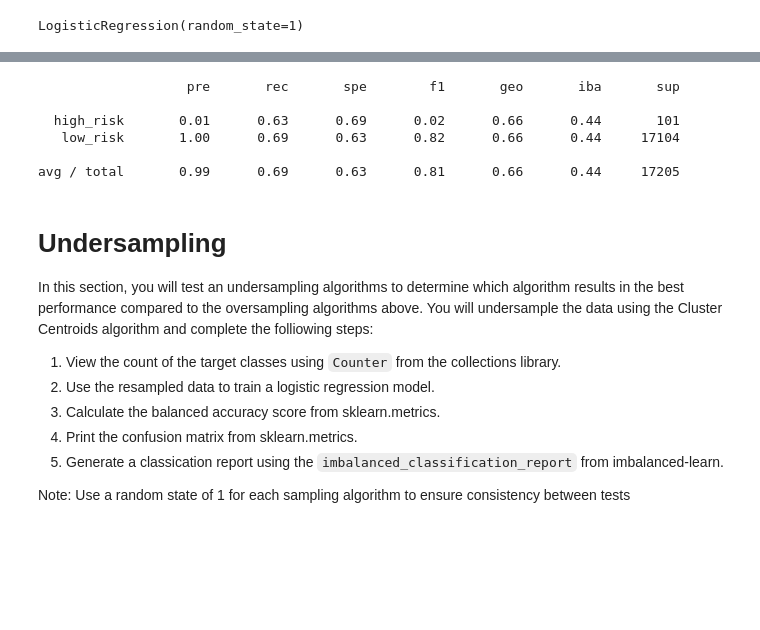
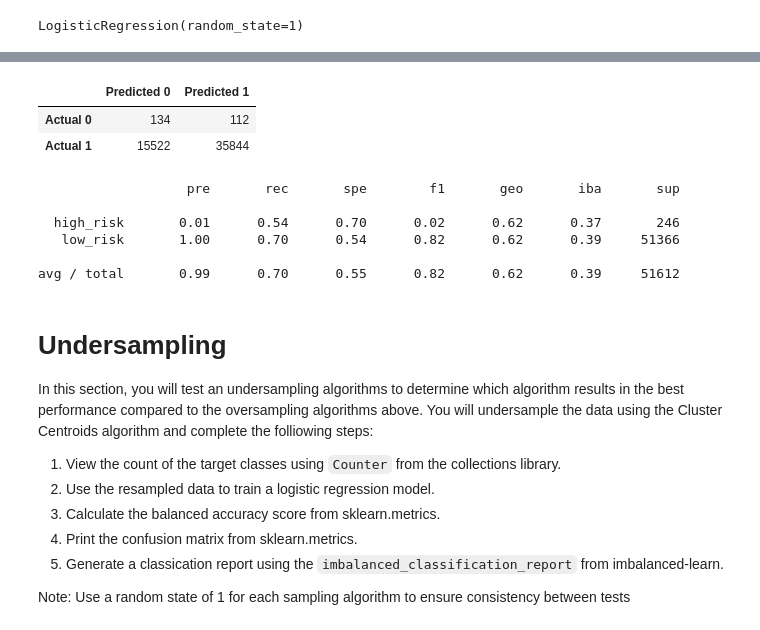
Before and after one commit to MitchellGleason/Credit-Risk-Analysis, a Jupyter notebook: credit_risk_resampling.ipynb, the cells around one changed output, grey strips where cells are left out. Cells and saved outputs as stored; diff of their text form; code cells hidden in the pictures; blank space fills up the shorter version.

```diff
--- a/credit_risk_resampling.ipynb
+++ b/credit_risk_resampling.ipynb
@@ -183,0 +179,7 @@ Counter({'loan_status': 1})
+# %%
+# Resample the training data with SMOTE
+from imblearn.over_sampling import SMOTE
+
+x_resampled, y_resampled = SMOTE(random_state=1, sampling_strategy=1.0).fit_resample(x_train, y_train)
+
+Counter(y_resampled)
@@ -184,9 +188,11 @@ Counter({'loan_status': 1})
 # %%
 # Train the Logistic Regression model using the resampled data
-# YOUR CODE HERE
+model = LogisticRegression(solver='lbfgs', random_state=1)
+model.fit(x_resampled, y_resampled)
 # %% [output]
 LogisticRegression(random_state=1)
 # %%
 # Calculated the balanced accuracy score
-# YOUR CODE HERE
+y_pred = model.predict(x_test)
+balanced_accuracy_score(y_test, y_pred)
 # %% [output]
@@ -200,13 +200,26 @@ array([[   64,    37],
+# %%
+# Display the confusion matrix
+smote_cm = confusion_matrix(y_test, y_pred)
+
+# Create a DataFrame from the confusion matrix.
+smote_cm_df = pd.DataFrame(
+    smote_cm, index=["Actual 0", "Actual 1"], columns=["Predicted 0", "Predicted 1"])
+
+smote_cm_df
+# %% [output]
+|  | Predicted 0 | Predicted 1 |
+| Actual 0 | 134 | 112 |
+| Actual 1 | 15522 | 35844 |
 # %%
 # Print the imbalanced classification report
-# YOUR CODE HERE
+print(classification_report_imbalanced(y_test, y_pred))
 # %% [output]
                    pre       rec       spe        f1       geo       iba       sup
 
-  high_risk       0.01      0.63      0.69      0.02      0.66      0.44       101
-   low_risk       1.00      0.69      0.63      0.82      0.66      0.44     17104
+  high_risk       0.01      0.54      0.70      0.02      0.62      0.37       246
+   low_risk       1.00      0.70      0.54      0.82      0.62      0.39     51366
 
-avg / total       0.99      0.69      0.63      0.81      0.66      0.44     17205
+avg / total       0.99      0.70      0.55      0.82      0.62      0.39     51612
 # %% [markdown]
 # Undersampling
 
```
Also changed, not shown: parts of 5 cells of this notebook.
